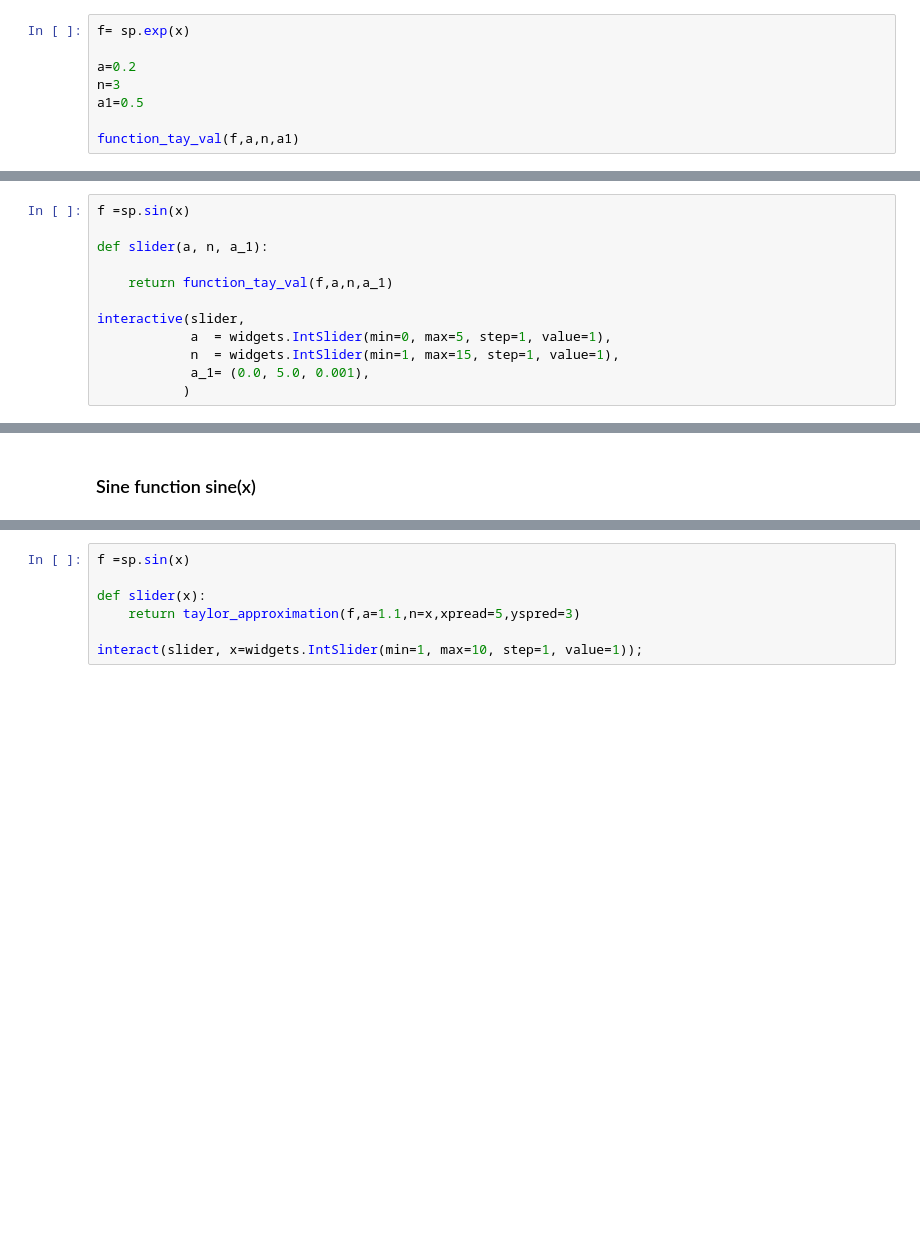
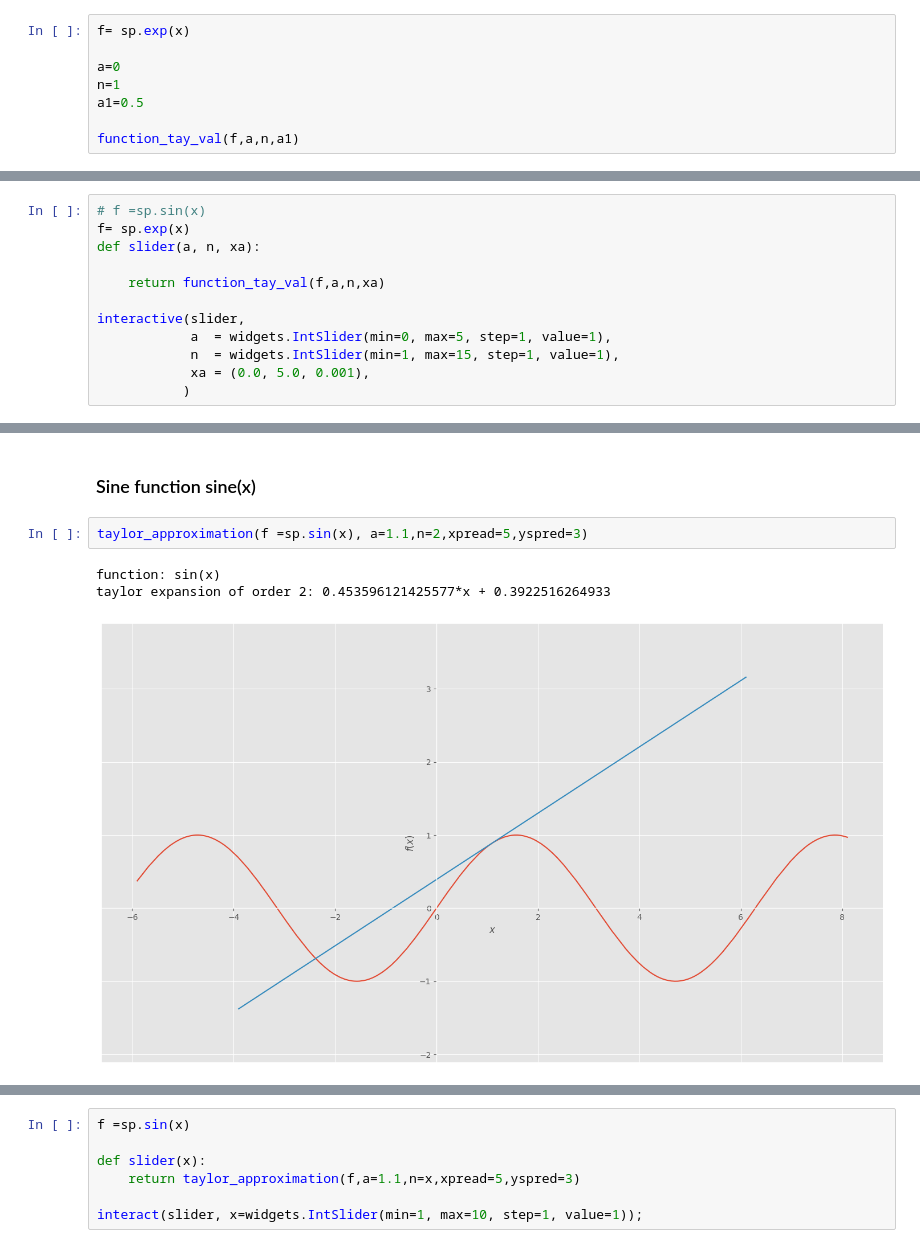
Before and after one commit to iampramodyadav/Geometry-and-Vectors, a Jupyter notebook: TaylorSeries.ipynb, the cells around one changed output, grey strips where cells are left out. Drawn from its saved outputs; the diff is of its cells as text; blank space fills up the shorter version.

```diff
--- a/TaylorSeries.ipynb
+++ b/TaylorSeries.ipynb
@@ -90,8 +90,8 @@ def function_tay_val(f,a,n,a_1):
 # %%
 f= sp.exp(x)
 
-a=0.2
-n=3
+a=0
+n=1
 a1=0.5
 
 function_tay_val(f,a,n,a1)
@@ -108,14 +108,14 @@ error:                   0.359949318308958%
 # %%
-f =sp.sin(x)
+# f =sp.sin(x)
+f= sp.exp(x)
+def slider(a, n, xa):
 
-def slider(a, n, a_1):
-
-    return function_tay_val(f,a,n,a_1)
+    return function_tay_val(f,a,n,xa)
 
 interactive(slider,
             a  = widgets.IntSlider(min=0, max=5, step=1, value=1),
             n  = widgets.IntSlider(min=1, max=15, step=1, value=1),
-            a_1= (0.0, 5.0, 0.001),
+            xa = (0.0, 5.0, 0.001),
            )
 # %% [output]
 interactive(children=(IntSlider(value=1, description='a', max=5), IntSlider(value=1, description='n', max=15, …
@@ -148,3 +148,9 @@ def taylor_approximation(f,a=0, n=3, xpread = 3, yspred = 2):
     p1.show()
 # %% [markdown]
 ### Sine function sine(x)
+# %%
+taylor_approximation(f =sp.sin(x), a=1.1,n=2,xpread=5,yspred=3)
+# %% [output]
+function: sin(x)
+taylor expansion of order 2: 0.453596121425577*x + 0.3922516264933
+[figure, added]
```
Also changed, not shown: parts of 4 cells of this notebook.
